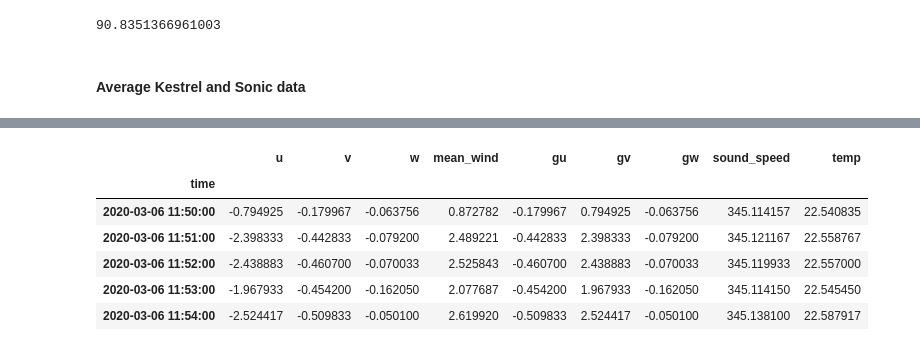
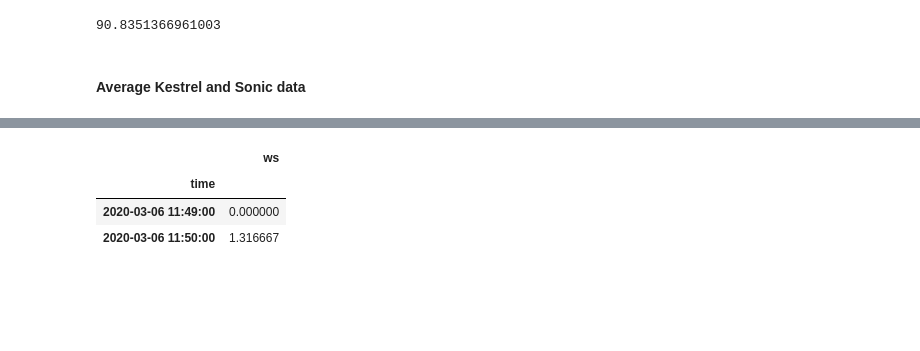
Before and after one commit to Pearl-Ayem/a303_course_work, a Jupyter notebook: Lab 8/Lab 8 analysis.ipynb, the cells around one changed output, grey strips where cells are left out. Drawn from its saved outputs; the diff is of its cells as text; code cells hidden in the pictures; blank space fills up the shorter version.

```diff
--- a/Lab 8/Lab 8 analysis.ipynb
+++ b/Lab 8/Lab 8 analysis.ipynb
@@ -364,38 +706,35 @@ son20_avg=pd.DataFrame(data)
 
 kes20 = pd.read_csv('kestrel_2020.csv',names=['time','ws'],header=0)
 kes20['time'] = pd.to_datetime(kes20['time'])
 
 ## OFF TO LOW
 end_date = pd.Timestamp(2020,3,6,11,50,0)
 mask1 = (kes20['time'] <= end_date)
 kes20_1 = kes20.loc[mask1]
 
 
 kes20_1.index = pd.DatetimeIndex(kes20_1.time)
 avg_time = '60S'
 ws = (kes20_1['ws'].resample(avg_time).mean())
 data = {'ws':ws}
 kes20_avg_1=pd.DataFrame(data)
 kes20_avg_1
 
 ## LOW TO OFF
 start_date = pd.Timestamp(2020,3,6,12,10,35)
 end_date = pd.Timestamp(2020,3,6,12,15,37)
 mask2 = (kes20['time'] > start_date) & (kes20['time'] <= end_date)
 kes20_2 = kes20.loc[mask2]
 
 
 kes20_2.index = pd.DatetimeIndex(kes20_2.time)
 avg_time = '60S'
-ws = (kes20_2['ws'].resample(avg_time).mean())
+ws0 = (kes20_2['ws'].resample(avg_time).mean())
 data = {'ws':ws}
 kes20_avg_2=pd.DataFrame(data)
 kes20_avg_1
 # %% [output]
-|  | u | v | w | mean_wind | gu | gv | gw | sound_speed | temp |
-| time |  |  |  |  |  |  |  |  |  |
-| 2020-03-06 11:50:00 | -0.794925 | -0.179967 | -0.063756 | 0.872782 | -0.179967 | 0.794925 | -0.063756 | 345.114157 | 22.540835 |
-| 2020-03-06 11:51:00 | -2.398333 | -0.442833 | -0.079200 | 2.489221 | -0.442833 | 2.398333 | -0.079200 | 345.121167 | 22.558767 |
-| 2020-03-06 11:52:00 | -2.438883 | -0.460700 | -0.070033 | 2.525843 | -0.460700 | 2.438883 | -0.070033 | 345.119933 | 22.557000 |
-| 2020-03-06 11:53:00 | -1.967933 | -0.454200 | -0.162050 | 2.077687 | -0.454200 | 1.967933 | -0.162050 | 345.114150 | 22.545450 |
-| 2020-03-06 11:54:00 | -2.524417 | -0.509833 | -0.050100 | 2.619920 | -0.509833 | 2.524417 | -0.050100 | 345.138100 | 22.587917 |
+|  | ws |
+| time |  |
+| 2020-03-06 11:49:00 | 0.000000 |
+| 2020-03-06 11:50:00 | 1.316667 |
```
Also changed, not shown: parts of 27 cells of this notebook.
